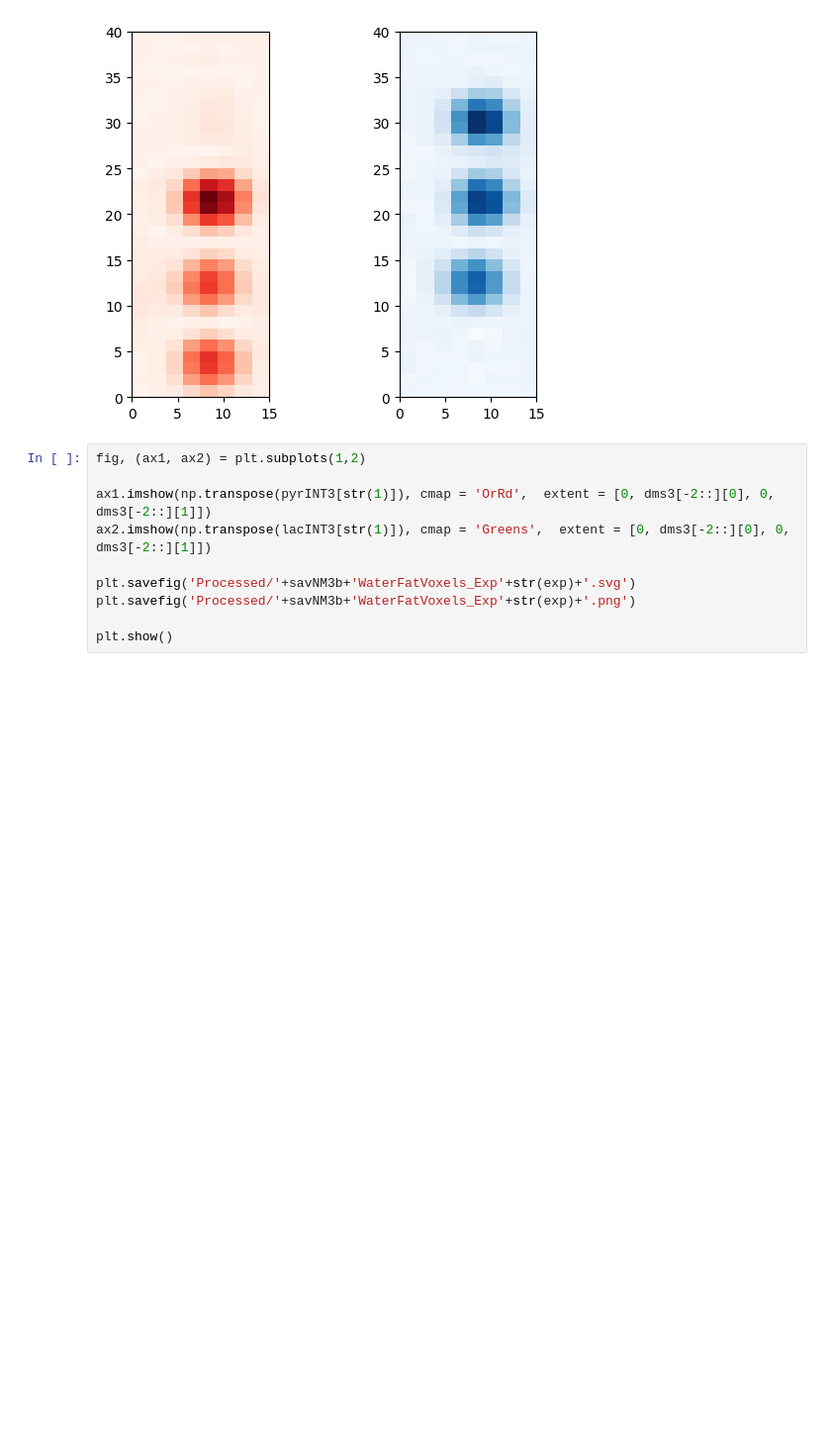
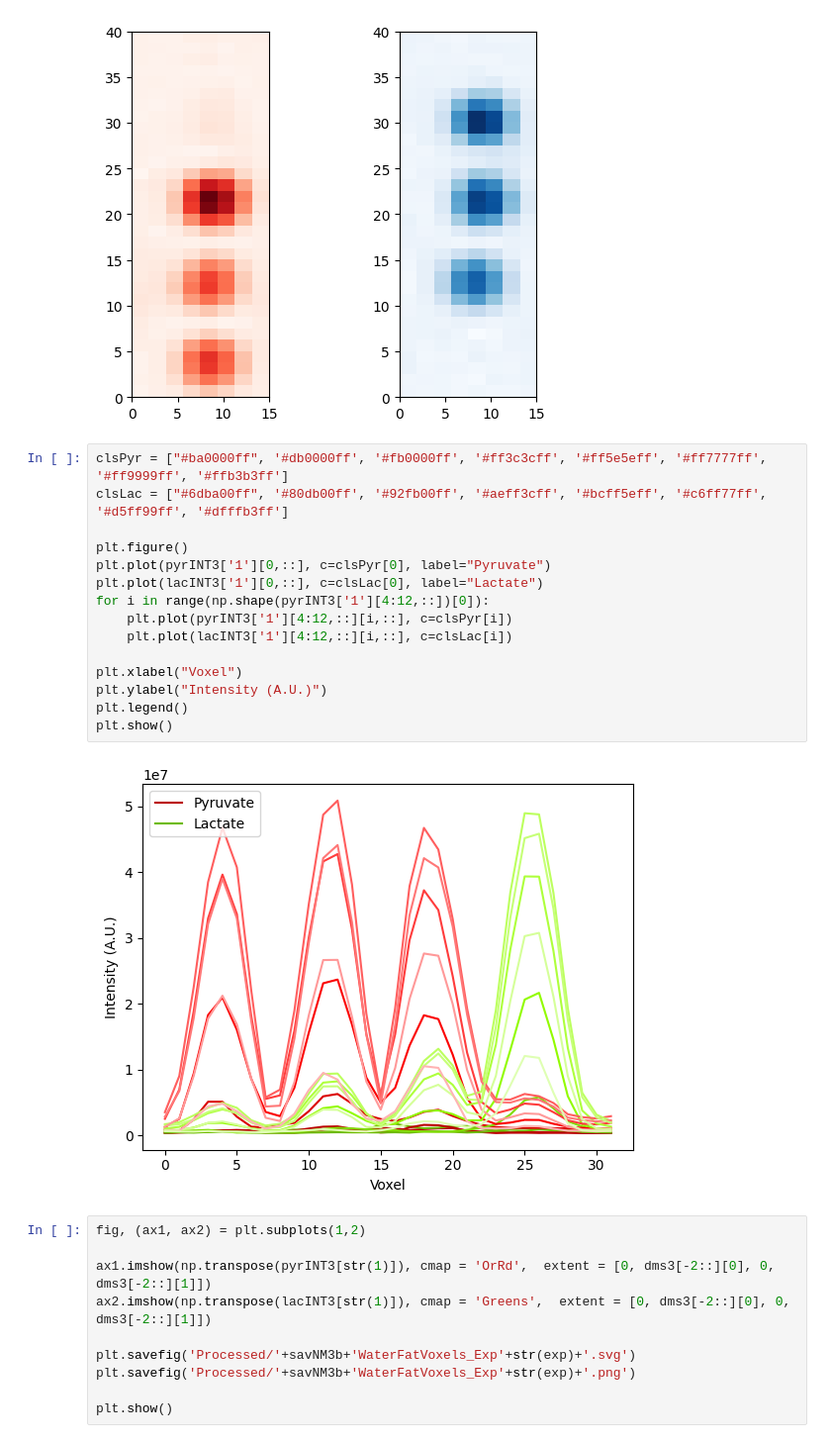
Before and after one commit to DavidGomezCabeza/CheShImP, a Jupyter notebook: ExampleScripts_MRMPaper/ProcessCheShImPData.ipynb, the cells around one changed output. Shown at 99% size. Saved outputs shown, nothing was run; the diff lists cells and outputs as text; blank space fills up the shorter version.

```diff
--- a/ExampleScripts_MRMPaper/ProcessCheShImPData.ipynb
+++ b/ExampleScripts_MRMPaper/ProcessCheShImPData.ipynb
@@ -628,6 +607,23 @@ plt.savefig('Processed/'+savNM3a+'WaterFatVoxels_Exp'+str(exp)+'.png')
 plt.show()
 # %% [output]
 [figure]
+# %%
+clsPyr = ["#ba0000ff", '#db0000ff', '#fb0000ff', '#ff3c3cff', '#ff5e5eff', '#ff7777ff', '#ff9999ff', '#ffb3b3ff']
+clsLac = ["#6dba00ff", '#80db00ff', '#92fb00ff', '#aeff3cff', '#bcff5eff', '#c6ff77ff', '#d5ff99ff', '#dfffb3ff']
+
+plt.figure()
+plt.plot(pyrINT3['1'][0,::], c=clsPyr[0], label="Pyruvate")
+plt.plot(lacINT3['1'][0,::], c=clsLac[0], label="Lactate")
+for i in range(np.shape(pyrINT3['1'][4:12,::])[0]):
+    plt.plot(pyrINT3['1'][4:12,::][i,::], c=clsPyr[i])
+    plt.plot(lacINT3['1'][4:12,::][i,::], c=clsLac[i])
+
+plt.xlabel("Voxel")
+plt.ylabel("Intensity (A.U.)")
+plt.legend()
+plt.show()
+# %% [output]
+[figure, added]
 # %%
 fig, (ax1, ax2) = plt.subplots(1,2)
 
```
Also changed, not shown: parts of 7 cells of this notebook.
